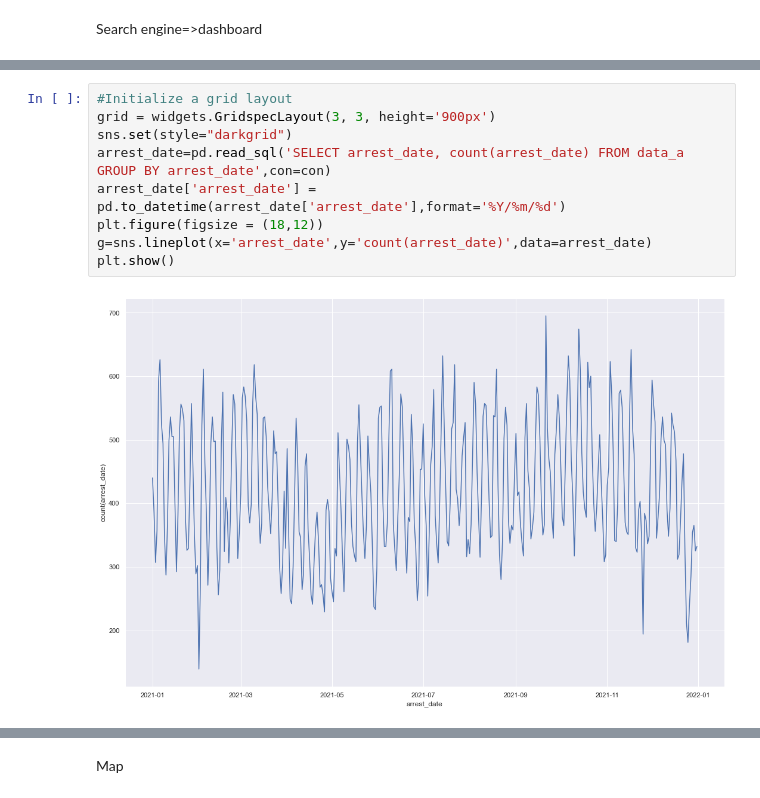
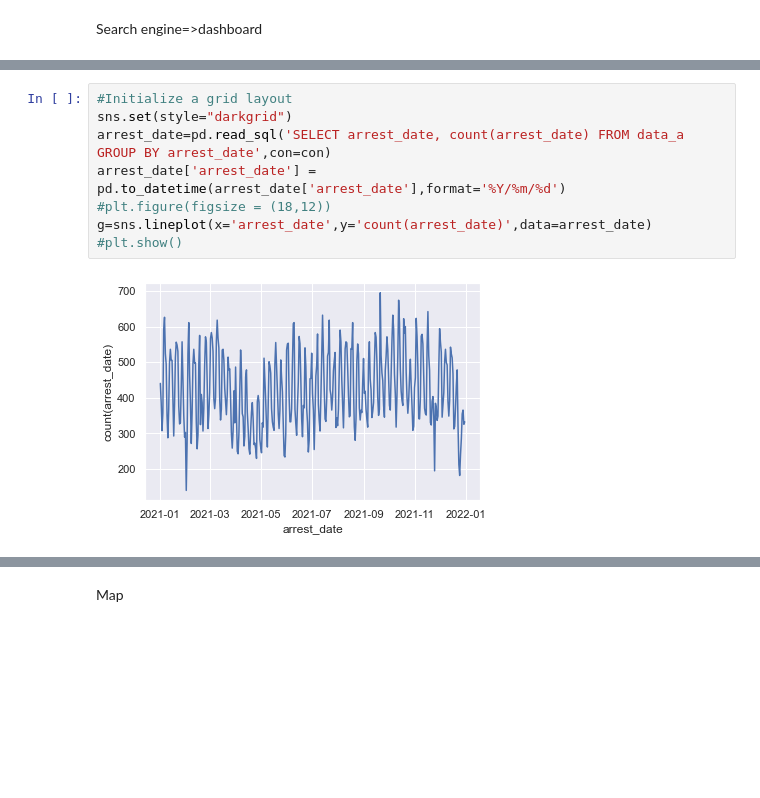
Before and after one commit to NYPDChinaOffice/DealingWithData, a Jupyter notebook: main.ipynb, the cells around one changed output, grey strips where cells are left out. Drawn from its saved outputs; the diff is of its cells as text; blank space fills up the shorter version.

```diff
--- a/main.ipynb
+++ b/main.ipynb
@@ -82,12 +82,11 @@ map_data=Map(basemap=basemaps.OpenStreetMap.Mapnik,center=my_point, zoom=18)
 User Guide: https://docs.kepler.gl/docs/keplergl-jupyter
 # %%
 #Initialize a grid layout
-grid = widgets.GridspecLayout(3, 3, height='900px')
 sns.set(style="darkgrid")
 arrest_date=pd.read_sql('SELECT arrest_date, count(arrest_date) FROM data_a GROUP BY arrest_date',con=con)
 arrest_date['arrest_date'] = pd.to_datetime(arrest_date['arrest_date'],format='%Y/%m/%d')
-plt.figure(figsize = (18,12))
+#plt.figure(figsize = (18,12))
 g=sns.lineplot(x='arrest_date',y='count(arrest_date)',data=arrest_date)
-plt.show()
+#plt.show()
 # %% [output]
-[figure, old version]
+[figure, new version]
```
Also changed, not shown: parts of 4 cells of this notebook, 1 other file.
